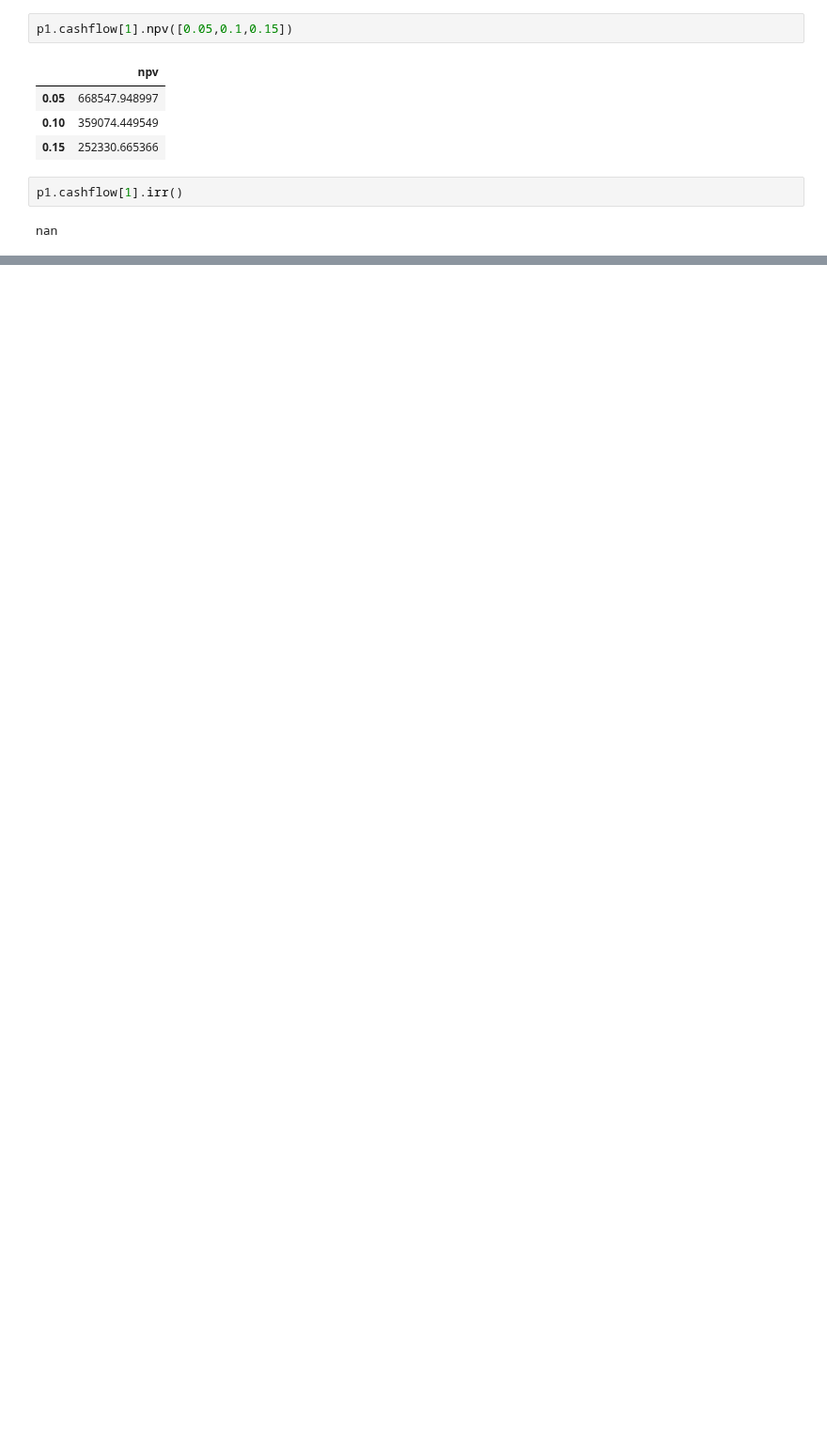
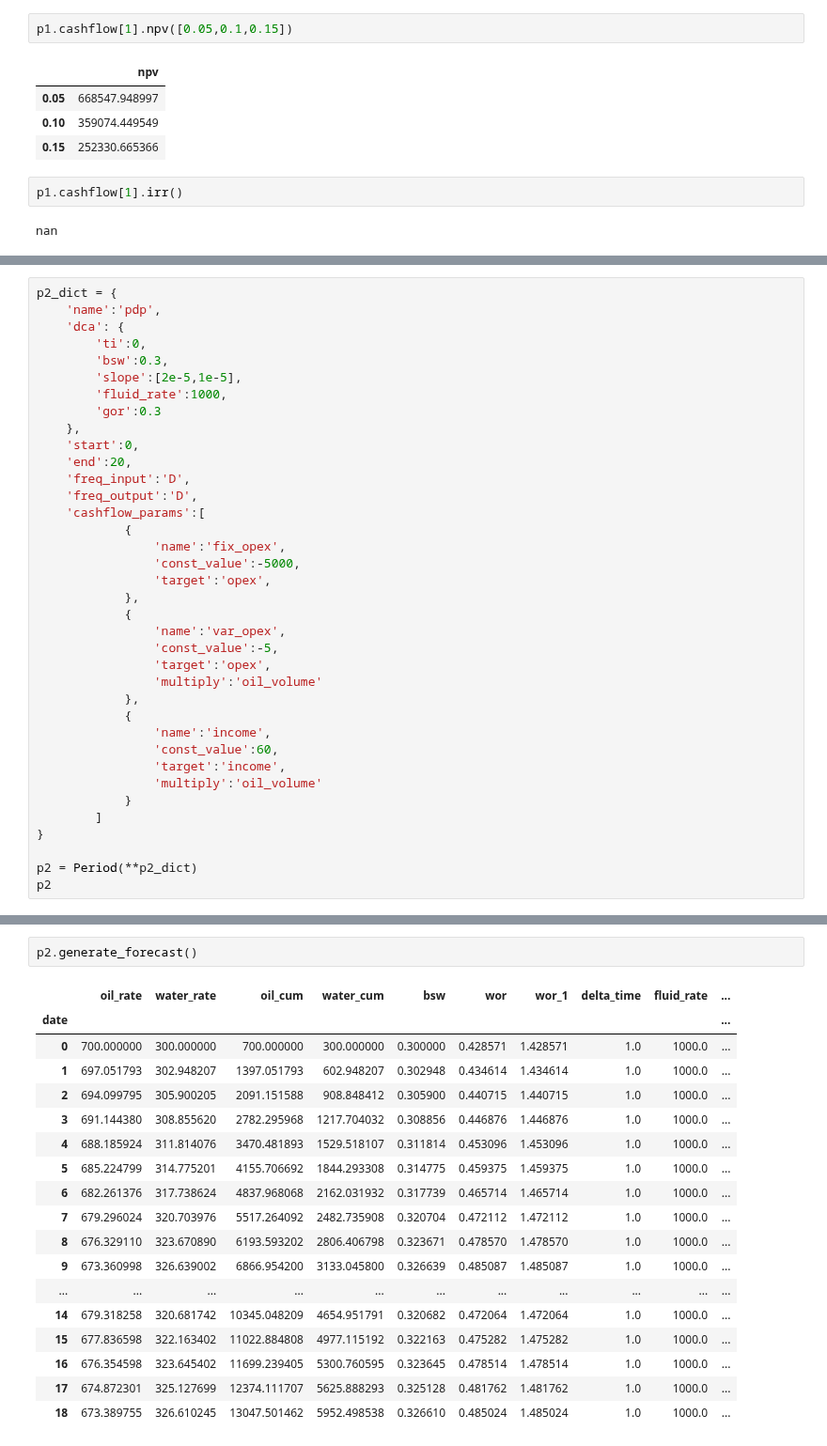
Before and after one commit to scuervo91/dcapy, a Jupyter notebook: examples/2-schedules/1-Period_test_wor.ipynb, the cells around one changed output, grey strips where cells are left out. Shown at 94% size. Cells and saved outputs as stored; diff of their text form; blank space fills up the shorter version.

```diff
--- a/examples/2-schedules/1-Period_test_wor.ipynb
+++ b/examples/2-schedules/1-Period_test_wor.ipynb
@@ -141,0 +194,37 @@ fw2.to_timestamp().to_period('M')
+# %%
+p2_dict = {
+    'name':'pdp',
+    'dca': {
+        'ti':0,
+        'bsw':0.3,
+        'slope':[2e-5,1e-5],
+        'fluid_rate':1000,
+        'gor':0.3
+    },
+    'start':0,
+    'end':20,
+    'freq_input':'D',
+    'freq_output':'D',
+    'cashflow_params':[
+            {
+                'name':'fix_opex',
+                'const_value':-5000,
+                'target':'opex',
+            },
+            {
+                'name':'var_opex',
+                'const_value':-5,
+                'target':'opex',
+                'multiply':'oil_volume'
+            },
+            {
+                'name':'income',
+                'const_value':60,
+                'target':'income',
+                'multiply':'oil_volume'
+            }
+        ]
+}
+
+p2 = Period(**p2_dict)
+p2
@@ -141,0 +233,21 @@ fw2.to_timestamp().to_period('M')
+# %%
+p2.generate_forecast()
+# %% [output]
+|  | oil_rate | water_rate | oil_cum | water_cum | bsw | wor | wor_1 | delta_time | fluid_rate | ... |
+| date |  |  |  |  |  |  |  |  |  | ... |
+| 0 | 700.000000 | 300.000000 | 700.000000 | 300.000000 | 0.300000 | 0.428571 | 1.428571 | 1.0 | 1000.0 | ... |
+| 1 | 697.051793 | 302.948207 | 1397.051793 | 602.948207 | 0.302948 | 0.434614 | 1.434614 | 1.0 | 1000.0 | ... |
+| 2 | 694.099795 | 305.900205 | 2091.151588 | 908.848412 | 0.305900 | 0.440715 | 1.440715 | 1.0 | 1000.0 | ... |
+| 3 | 691.144380 | 308.855620 | 2782.295968 | 1217.704032 | 0.308856 | 0.446876 | 1.446876 | 1.0 | 1000.0 | ... |
+| 4 | 688.185924 | 311.814076 | 3470.481893 | 1529.518107 | 0.311814 | 0.453096 | 1.453096 | 1.0 | 1000.0 | ... |
+| 5 | 685.224799 | 314.775201 | 4155.706692 | 1844.293308 | 0.314775 | 0.459375 | 1.459375 | 1.0 | 1000.0 | ... |
+| 6 | 682.261376 | 317.738624 | 4837.968068 | 2162.031932 | 0.317739 | 0.465714 | 1.465714 | 1.0 | 1000.0 | ... |
+| 7 | 679.296024 | 320.703976 | 5517.264092 | 2482.735908 | 0.320704 | 0.472112 | 1.472112 | 1.0 | 1000.0 | ... |
+| 8 | 676.329110 | 323.670890 | 6193.593202 | 2806.406798 | 0.323671 | 0.478570 | 1.478570 | 1.0 | 1000.0 | ... |
+| 9 | 673.360998 | 326.639002 | 6866.954200 | 3133.045800 | 0.326639 | 0.485087 | 1.485087 | 1.0 | 1000.0 | ... |
+| ... | ... | ... | ... | ... | ... | ... | ... | ... | ... | ... |
+| 14 | 679.318258 | 320.681742 | 10345.048209 | 4654.951791 | 0.320682 | 0.472064 | 1.472064 | 1.0 | 1000.0 | ... |
+| 15 | 677.836598 | 322.163402 | 11022.884808 | 4977.115192 | 0.322163 | 0.475282 | 1.475282 | 1.0 | 1000.0 | ... |
+| 16 | 676.354598 | 323.645402 | 11699.239405 | 5300.760595 | 0.323645 | 0.478514 | 1.478514 | 1.0 | 1000.0 | ... |
+| 17 | 674.872301 | 325.127699 | 12374.111707 | 5625.888293 | 0.325128 | 0.481762 | 1.481762 | 1.0 | 1000.0 | ... |
+| 18 | 673.389755 | 326.610245 | 13047.501462 | 5952.498538 | 0.326610 | 0.485024 | 1.485024 | 1.0 | 1000.0 | ... |
```
Also changed, not shown: parts of 10 cells of this notebook, 9 other files.
